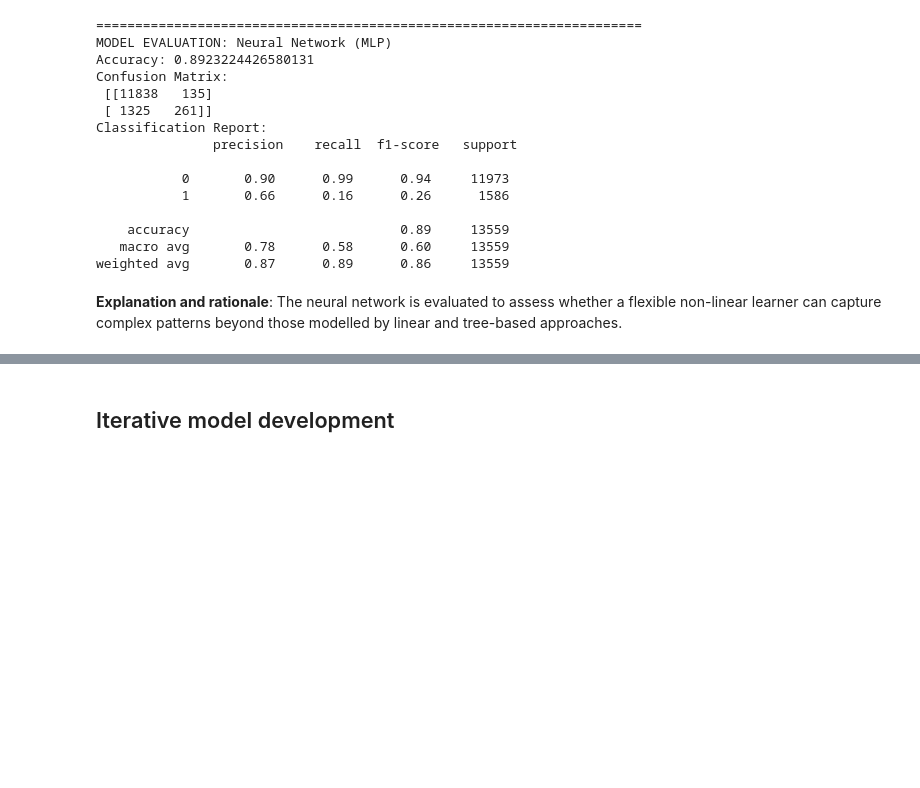
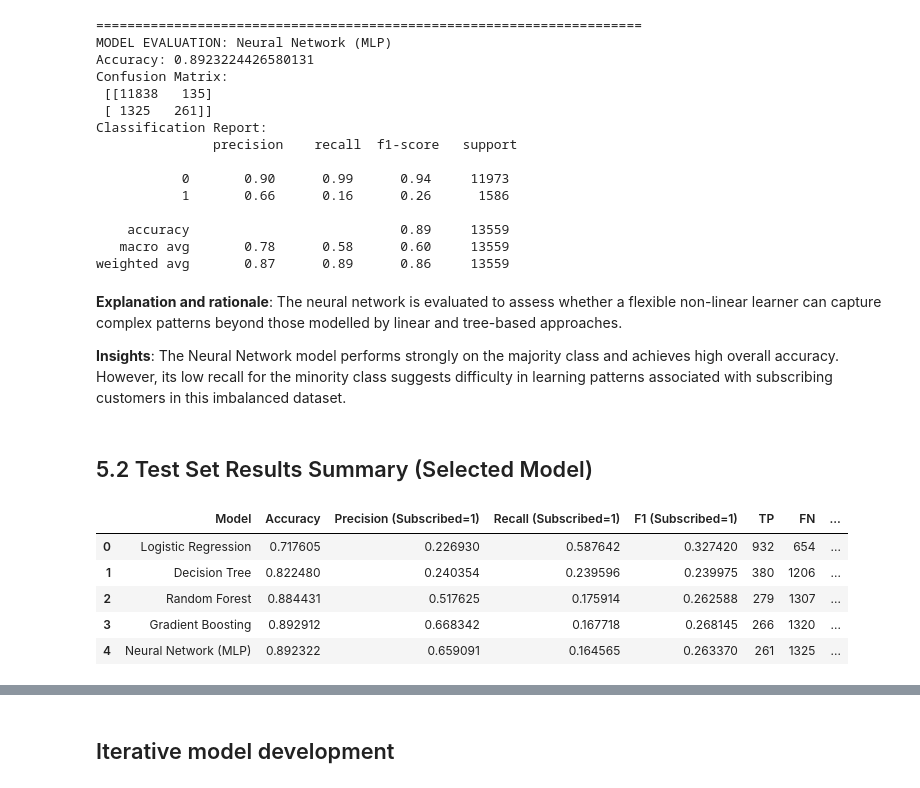
Before and after one commit to 2401496A/bank-marketing-data-analysis-project, a Jupyter notebook: MLDP Program Codes Submission Template.ipynb, the cells around one changed output, grey strips where cells are left out. Drawn from its saved outputs; the diff is of its cells as text; code cells hidden in the pictures; blank space fills up the shorter version.

Commit message:
Added test set result comparison for  5.2 Test Set Results Summary (Selected Model)

```diff
--- a/MLDP Program Codes Submission Template.ipynb
+++ b/MLDP Program Codes Submission Template.ipynb
@@ -877,3 +910,31 @@ Classification Report:
 weighted avg       0.87      0.89      0.86     13559
 # %% [markdown]
 **Explanation and rationale**: The neural network is evaluated to assess whether a flexible non-linear learner can capture complex patterns beyond those modelled by linear and tree-based approaches.
+
+**Insights**: The Neural Network model performs strongly on the majority class and achieves high overall accuracy. However, its low recall for the minority class suggests difficulty in learning patterns associated with subscribing customers in this imbalanced dataset.
+# %% [markdown]
+## 5.2 Test Set Results Summary (Selected Model)
+# %%
+rows = []
+rows.append(evaluate_model(logr, X_test, y_test, "Logistic Regression", print_logs=False))
+rows.append(evaluate_model(dt,   X_test, y_test, "Decision Tree", print_logs=False))
+rows.append(evaluate_model(rf,   X_test, y_test, "Random Forest", print_logs=False))
+rows.append(evaluate_model(gbt,  X_test, y_test, "Gradient Boosting", print_logs=False))
+rows.append(evaluate_model(mlp,  X_test, y_test, "Neural Network (MLP)", print_logs=False))
+
+results_df = pd.DataFrame(rows)
+
+# Sort by metrics of interest
+results_df_sorted = results_df.sort_values(
+    by=["Recall (Subscribed=1)", "F1 (Subscribed=1)"],
+    ascending=False
+)
+
+results_df_sorted
+# %% [output]
+|  | Model | Accuracy | Precision (Subscribed=1) | Recall (Subscribed=1) | F1 (Subscribed=1) | TP | FN | ... |
+| 0 | Logistic Regression | 0.717605 | 0.226930 | 0.587642 | 0.327420 | 932 | 654 | ... |
+| 1 | Decision Tree | 0.822480 | 0.240354 | 0.239596 | 0.239975 | 380 | 1206 | ... |
+| 2 | Random Forest | 0.884431 | 0.517625 | 0.175914 | 0.262588 | 279 | 1307 | ... |
+| 3 | Gradient Boosting | 0.892912 | 0.668342 | 0.167718 | 0.268145 | 266 | 1320 | ... |
+| 4 | Neural Network (MLP) | 0.892322 | 0.659091 | 0.164565 | 0.263370 | 261 | 1325 | ... |
```
Also changed, not shown: parts of 10 cells of this notebook.
